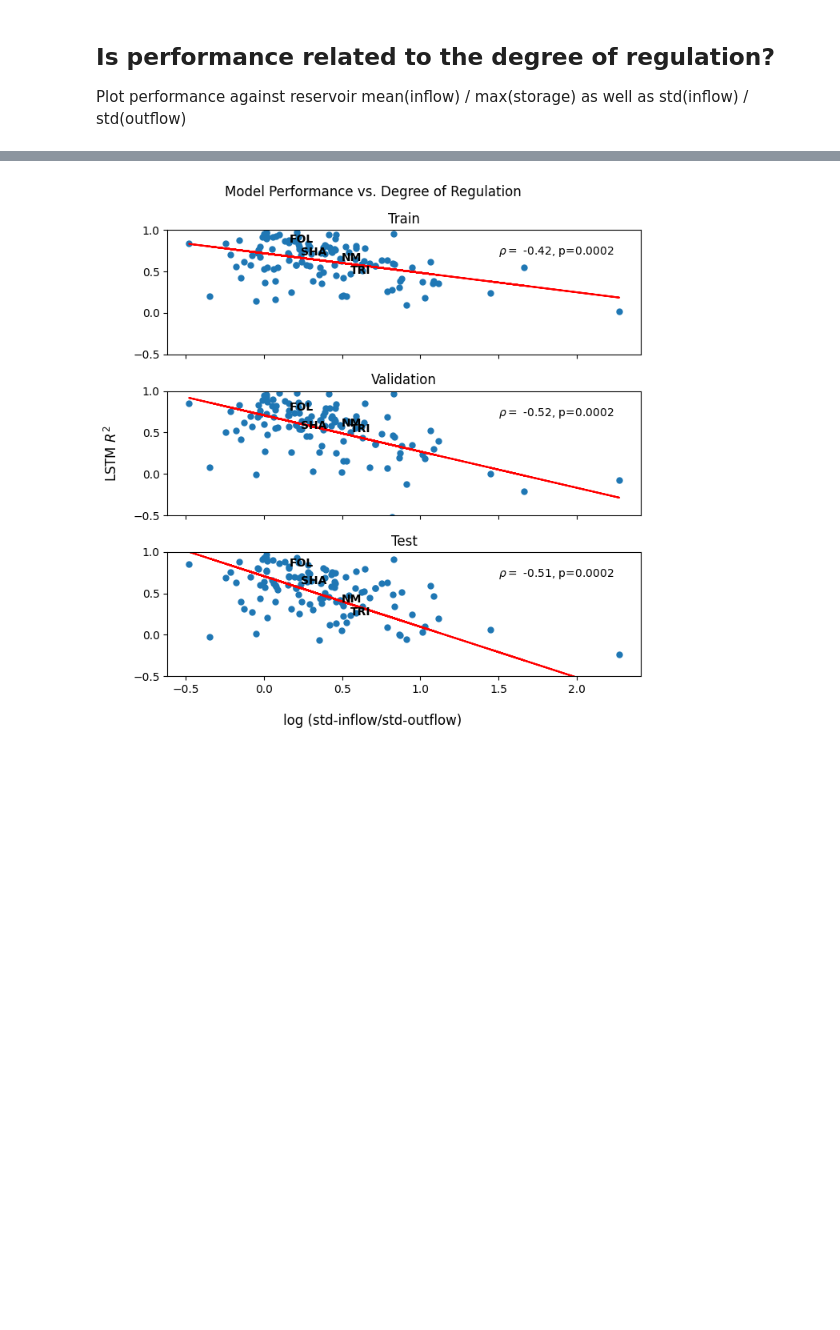
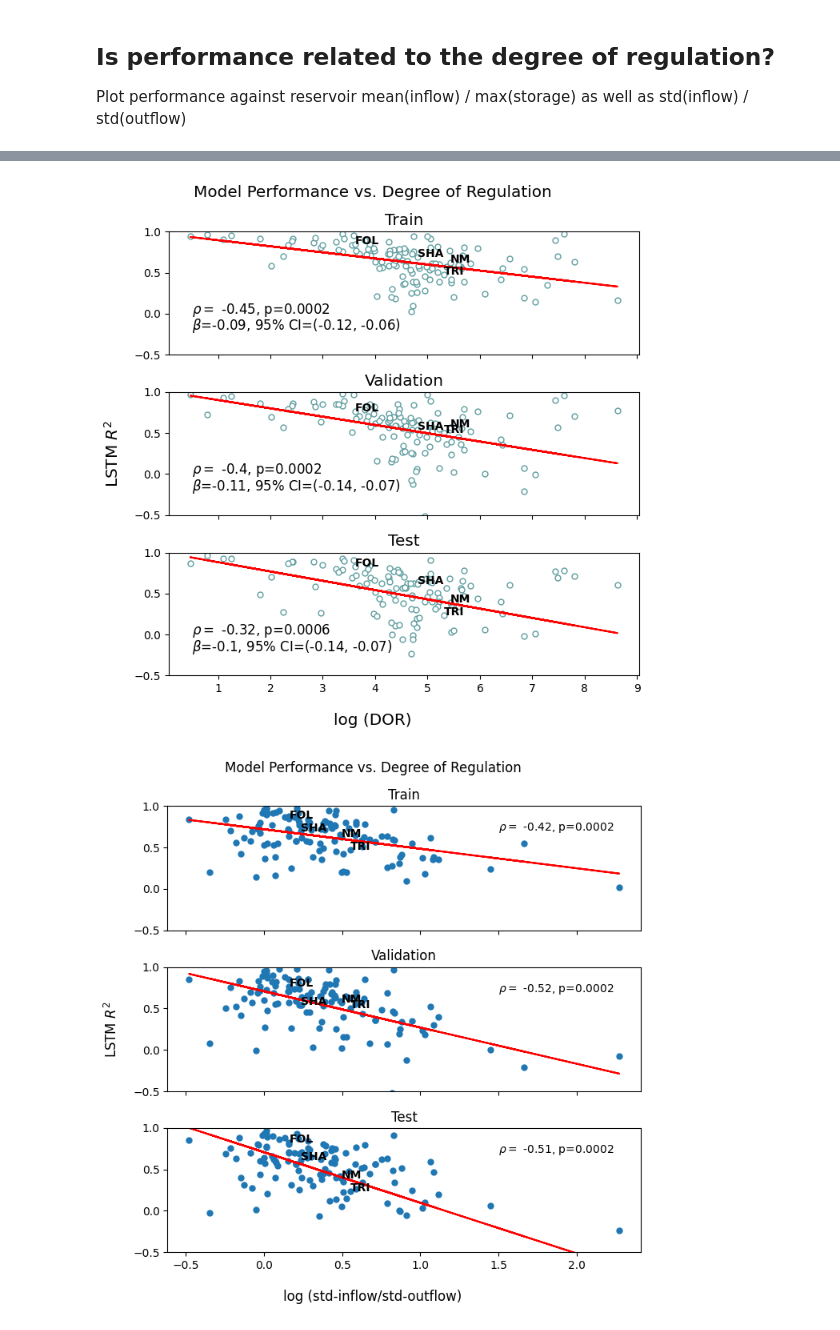
Before and after one commit to Matt2371/DL-reservoir-modeling, a Jupyter notebook: experiments/10e_resops_evaluate.ipynb, the cells around one changed output, grey strips where cells are left out. Cells and saved outputs as stored; diff of their text form; code cells hidden in the pictures; blank space fills up the shorter version.

```diff
--- a/experiments/10e_resops_evaluate.ipynb
+++ b/experiments/10e_resops_evaluate.ipynb
@@ -471,3 +468,62 @@ plt.show()
+# %%
+# Plot result
+fig, axes = plt.subplots(nrows=3, figsize=(7, 7), sharex=True, sharey=True)
+# log(mean inflow / max storage) ratio
+# max storage is surrogate for capacity
+x = df_result['LOG_DOR_PC']
+# LSTM R2 performance
+y_train, y_val, y_test = df_result['train'], df_result['val'], df_result['test']
+
+axes[0].scatter(x, y_train, s=25, color='white', edgecolors='cadetblue')
+# Label Shasta, New Melones, Trinity, Folsom
+name_to_id = {'SHA':'132', 'FOL':'182', 'NM':'198', 'TRI':'131'} # reservoir name to reservoir ID
+
+for name, id in name_to_id.items():
+    axes[0].text(x[id], y_train[id], name, weight='bold')
+axes[0].set_ylim(-0.5, 1)
+axes[0].set_title('Train', size='x-large')
+# Add line of best fit
+lobf(x, y_train, ax=axes[0])
+# Add correlation and p-value
+corr_train, pval_train = correlate_pval(x, y_train)
+axes[0].text(0.5, 0, r'$\rho=$'+f' {round(corr_train, 2)}, p={round(pval_train, 6)}', size='large')
+# Theil-Sen slope and 95 CI
+slope_train, intercept_train, lo_train, hi_train = theilslopes(y_train, x, alpha=0.95)
+axes[0].text(0.5, -0.2, fr'$\beta$={round(slope_train, 2)}, 95% CI=({round(lo_train, 2)}, {round(hi_train, 2)})', size='large')
+
+axes[1].scatter(x, y_val, s=25, color='white', edgecolors='cadetblue')
+for name, id in name_to_id.items():
+    axes[1].text(x[id], y_val[id], name, weight='bold')
+axes[1].set_ylim(-0.5, 1)
+axes[1].set_title('Validation', size='x-large')
+lobf(x, y_val, ax=axes[1])
+corr_val, pval_val = correlate_pval(x, y_val)
+axes[1].text(0.5, 0, r'$\rho=$'+f' {round(corr_val, 2)}, p={round(pval_val, 6)}', size='large')
+# Theil-Sen slope and 95 CI
+slope_val, intercept_val, lo_val, hi_val = theilslopes(y_val, x, alpha=0.95)
+axes[1].text(0.5, -0.2, fr'$\beta$={round(slope_val, 2)}, 95% CI=({round(lo_val, 2)}, {round(hi_val, 2)})', size='large')
+
+# One outlying point is removed from the test set
+axes[2].scatter(x.drop(index='1249'), y_test.drop(index='1249'), s=25, color='white', edgecolors='cadetblue')
+for name, id in name_to_id.items():
+    axes[2].text(x[id], y_test[id], name, weight='bold')
+axes[2].set_ylim(-0.5, 1)
+axes[2].set_title('Test', size='x-large')
+lobf(x.drop(index='1249'), y_test.drop(index='1249'), ax=axes[2])
+corr_test, pval_test = correlate_pval(x.drop(index='1249'), y_test.drop(index='1249'))
+axes[2].text(0.5, 0, r'$\rho=$'+f' {round(corr_test, 2)}, p={round(pval_test, 6)}', size='large')
+# Theil-Sen slope and 95 CI
+slope_test, intercept_test, lo_test, hi_test = theilslopes(y_test, x, alpha=0.95)
+axes[2].text(0.5, -0.2, fr'$\beta$={round(slope_test, 2)}, 95% CI=({round(lo_test, 2)}, {round(hi_test, 2)})', size='large')
+
+fig.suptitle('Model Performance vs. Degree of Regulation', size='x-large')
+fig.supylabel('LSTM $R^2$', size='x-large')
+fig.supxlabel('log (DOR)', size='x-large')
+plt.tight_layout()
+plt.savefig('report/drafting/8_15_2025/Figures/degree_of_regulation2.png', dpi=300)
+plt.show()
+# %% [output]
+[figure, added]
 # %%
 # Plot result
 fig, axes = plt.subplots(nrows=3, figsize=(7, 7), sharex=True, sharey=True)
```
Also changed, not shown: parts of 12 cells of this notebook, 13 other files.
